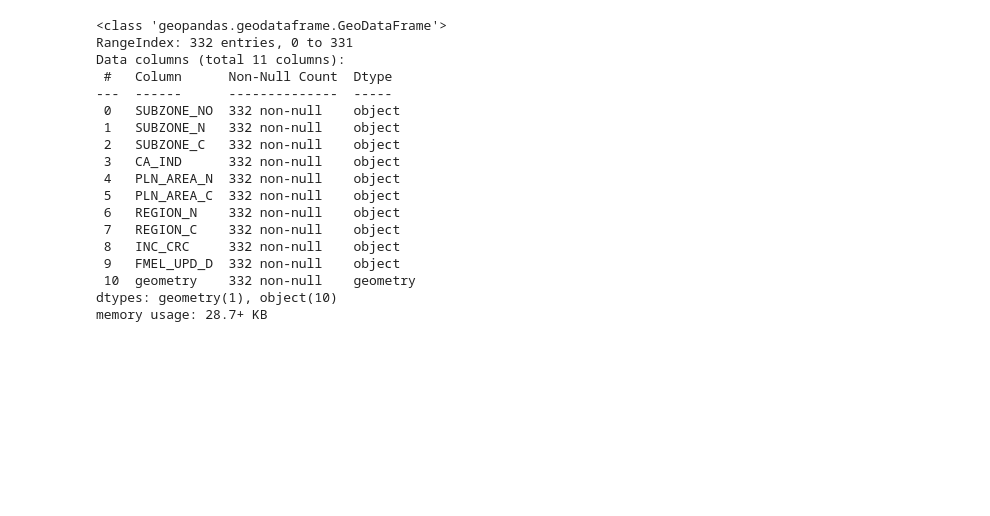
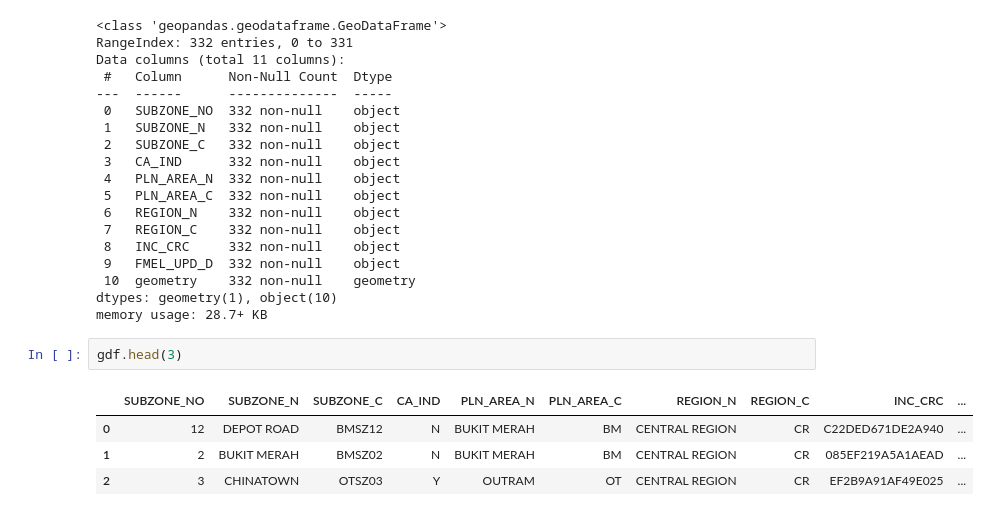
Before and after one commit to xunchiasg/SG_Census_Map, a Jupyter notebook: SG_Census.ipynb, the cells around one changed output. Saved outputs shown, nothing was run; the diff lists cells and outputs as text; blank space fills up the shorter version.

```diff
--- a/SG_Census.ipynb
+++ b/SG_Census.ipynb
@@ -260,3 +254,10 @@ Data columns (total 11 columns):
  10  geometry    332 non-null    geometry
 dtypes: geometry(1), object(10)
 memory usage: 28.7+ KB
+# %%
+gdf.head(3)
+# %% [output]
+|  | SUBZONE_NO | SUBZONE_N | SUBZONE_C | CA_IND | PLN_AREA_N | PLN_AREA_C | REGION_N | REGION_C | INC_CRC | ... |
+| 0 | 12 | DEPOT ROAD | BMSZ12 | N | BUKIT MERAH | BM | CENTRAL REGION | CR | C22DED671DE2A940 | ... |
+| 1 | 2 | BUKIT MERAH | BMSZ02 | N | BUKIT MERAH | BM | CENTRAL REGION | CR | 085EF219A5A1AEAD | ... |
+| 2 | 3 | CHINATOWN | OTSZ03 | Y | OUTRAM | OT | CENTRAL REGION | CR | EF2B9A91AF49E025 | ... |
```
Also changed, not shown: parts of 12 cells of this notebook, 1 other file.
